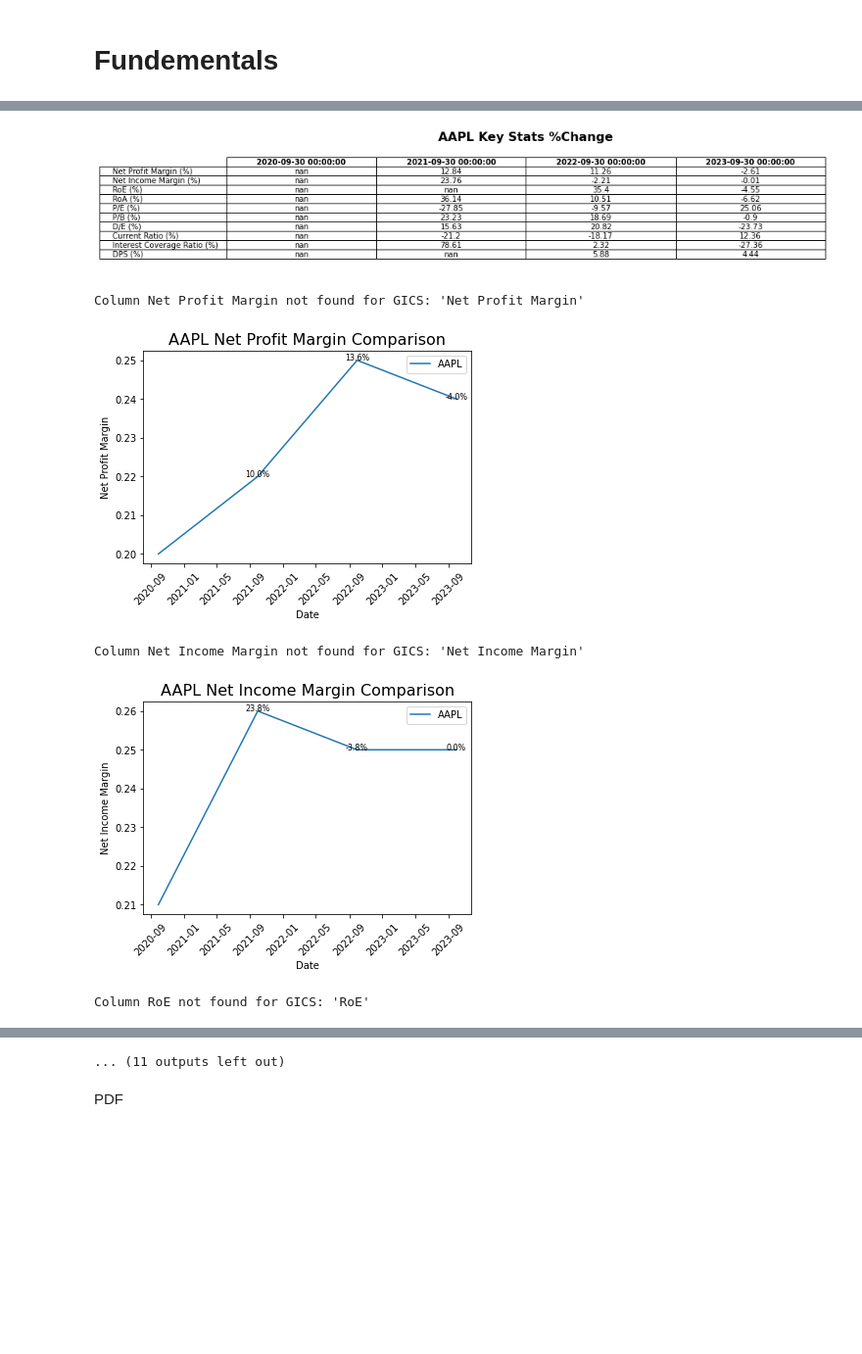
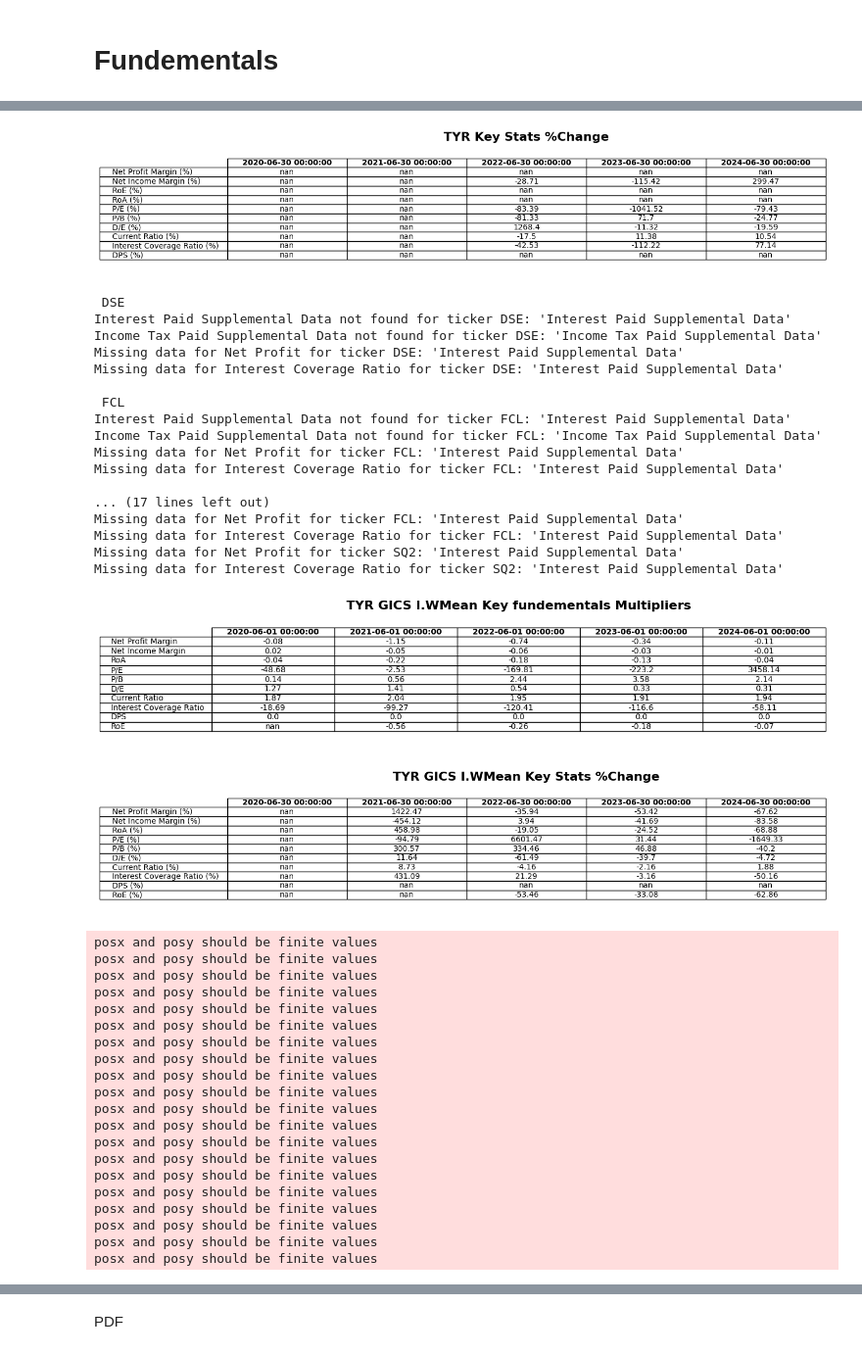
Before and after one commit to TGChenZP/HuangPu_EquityResearchPlatform, a Jupyter notebook: notebook/analysis.ipynb, the cells around one changed output, grey strips where cells are left out. Shown at 98% size. Cells and saved outputs as stored; diff of their text form; code cells hidden in the pictures; blank space fills up the shorter version.

```diff
--- a/notebook/analysis.ipynb
+++ b/notebook/analysis.ipynb
@@ -14,6 +15,6 @@ from utils.params import *
 # %%
-TICKER = 'AAPL'
-COUNTRY = 'US'
+TICKER = 'TYR'
+COUNTRY = 'AU'
 first_end_of_quarter = '2020-06'
 last_end_of_quarter = '2024-06'
 historical_prices_dict = {}
@@ -174,7 +196,7 @@ if not (COUNTRY == 'AU' and ASX_ticker_gics_dict['Sector'] == 'Unknown' and ASX_
     plot_raw_fundementals_stats_table(
         interested_ticker_raw_fundementals_stats, TICKER)
     plot_key_fundementals_multipliers_table(
-        interested_ticker_key_interested_fundementals_stats_pct_change, TICKER)
+        interested_ticker_key_interested_fundementals_stats, TICKER)
     plot_key_fundementals_multipliers_pct_change_table(
         interested_ticker_key_interested_fundementals_stats_pct_change, TICKER)
 
@@ -221,6 +245,40 @@ if not (COUNTRY == 'AU' and ASX_ticker_gics_dict['Sector'] == 'Unknown' and ASX_
-[figure, old version]
+[figure, new version]
-Column Net Profit Margin not found for GICS: 'Net Profit Margin'
+ DSE
+Interest Paid Supplemental Data not found for ticker DSE: 'Interest Paid Supplemental Data'
+Income Tax Paid Supplemental Data not found for ticker DSE: 'Income Tax Paid Supplemental Data'
+Missing data for Net Profit for ticker DSE: 'Interest Paid Supplemental Data'
+Missing data for Interest Coverage Ratio for ticker DSE: 'Interest Paid Supplemental Data'
+
+ FCL
+Interest Paid Supplemental Data not found for ticker FCL: 'Interest Paid Supplemental Data'
+Income Tax Paid Supplemental Data not found for ticker FCL: 'Income Tax Paid Supplemental Data'
+Missing data for Net Profit for ticker FCL: 'Interest Paid Supplemental Data'
+Missing data for Interest Coverage Ratio for ticker FCL: 'Interest Paid Supplemental Data'
+
+... (17 lines left out)
+Missing data for Net Profit for ticker FCL: 'Interest Paid Supplemental Data'
+Missing data for Interest Coverage Ratio for ticker FCL: 'Interest Paid Supplemental Data'
+Missing data for Net Profit for ticker SQ2: 'Interest Paid Supplemental Data'
+Missing data for Interest Coverage Ratio for ticker SQ2: 'Interest Paid Supplemental Data'
-[figure, old version]
+[figure, new version]
-Column Net Income Margin not found for GICS: 'Net Income Margin'
-[figure, old version]
+[figure, new version]
-Column RoE not found for GICS: 'RoE'
+posx and posy should be finite values
+posx and posy should be finite values
+posx and posy should be finite values
+posx and posy should be finite values
+posx and posy should be finite values
+posx and posy should be finite values
+posx and posy should be finite values
+posx and posy should be finite values
+posx and posy should be finite values
+posx and posy should be finite values
+posx and posy should be finite values
+posx and posy should be finite values
+posx and posy should be finite values
+posx and posy should be finite values
+posx and posy should be finite values
+posx and posy should be finite values
+posx and posy should be finite values
+posx and posy should be finite values
+posx and posy should be finite values
+posx and posy should be finite values
@@ -231,3 +309,2 @@ Column P/E not found for GICS: 'P/E'
-... (11 outputs left out)
 # %% [markdown]
 PDF
```
Also changed, not shown: parts of 5 cells of this notebook, 1 other file.
